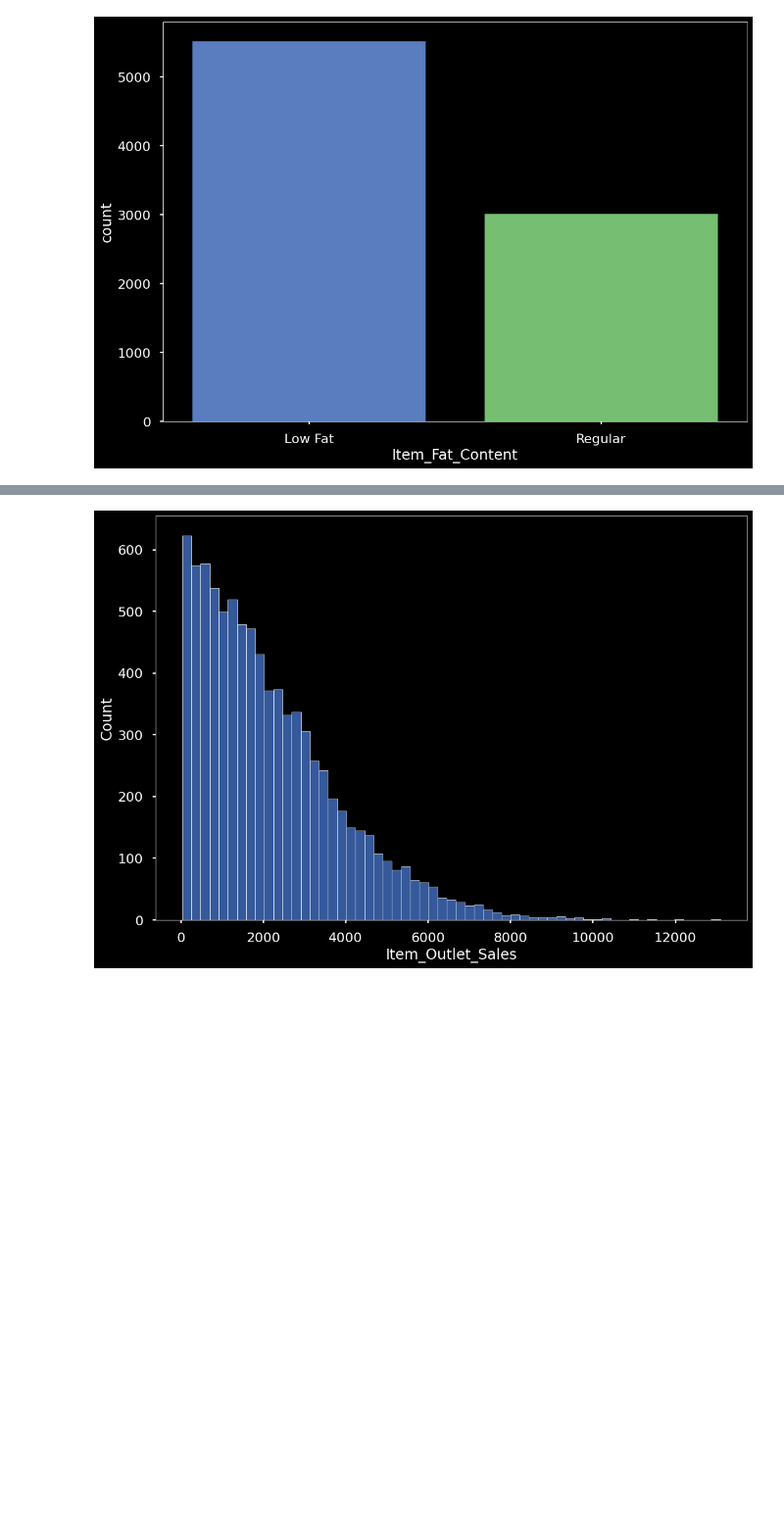
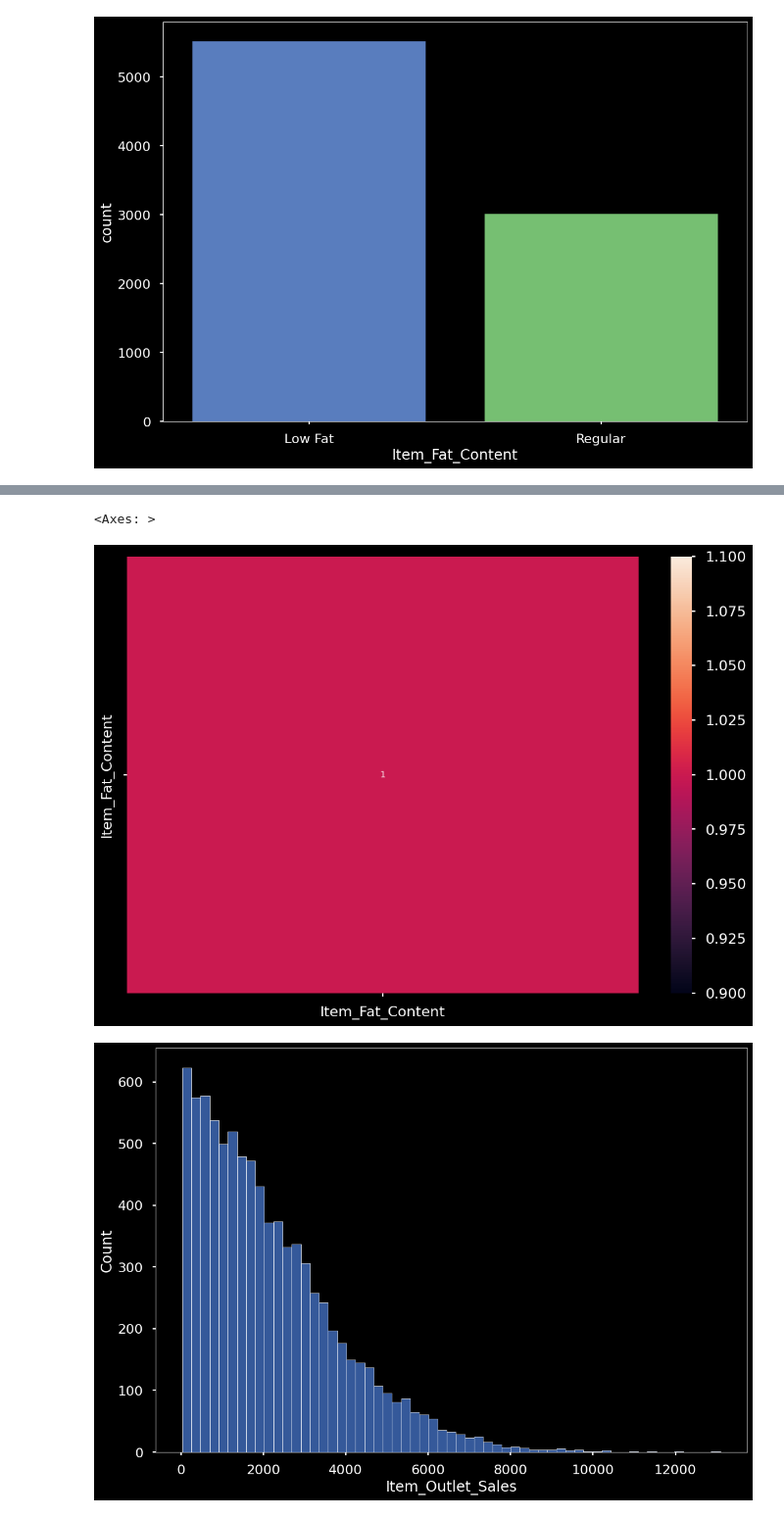
Before and after one commit to davegbade/Prediction-of-Product-Sales, a Jupyter notebook: Prediction of Product Sales.ipynb, the cells around one changed output, grey strips where cells are left out. Shown at 98% size. Cells and saved outputs as stored; diff of their text form; code cells hidden in the pictures; blank space fills up the shorter version.

```diff
--- a/Prediction of Product Sales.ipynb
+++ b/Prediction of Product Sales.ipynb
@@ -330,3 +346,9 @@ ax = sns.countplot(data = df_sale_predictions, x = 'Item_Fat_Content');
+# %%
+# Create heatmap for Item_Fat_Content
+sns.heatmap(df_sale_predictions[['Item_Fat_Content']].corr(), annot=True)
+# %% [output]
+<Axes: >
+[figure, added]
 # %%
 ax = sns.histplot(data = df_sale_predictions, x = 'Item_Outlet_Sales')
 # %% [output]
```
Also changed, not shown: parts of 10 cells of this notebook.
